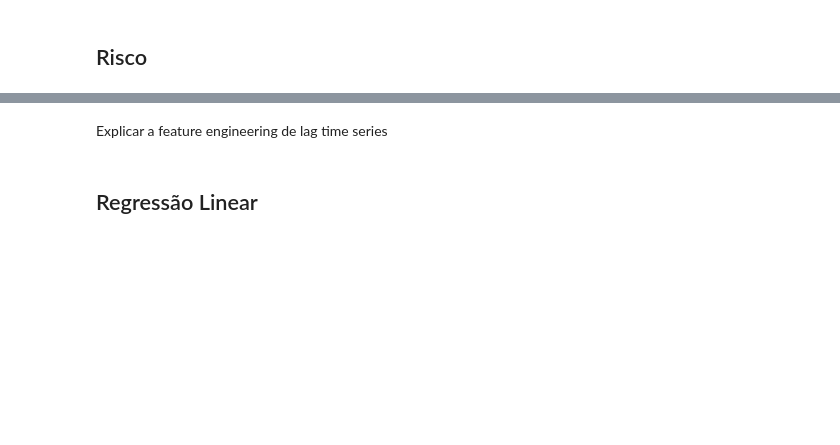
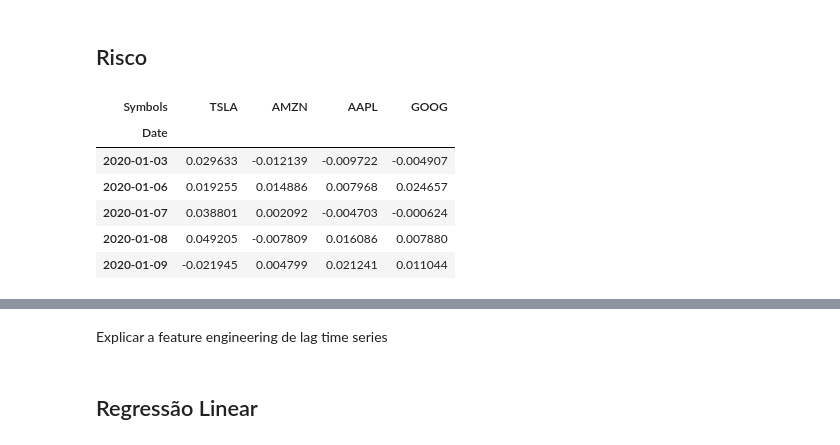
Before and after one commit to lucas-leme/quant-basics, a Jupyter notebook: quant-basics.ipynb, the cells around one changed output, grey strips where cells are left out. Saved outputs shown, nothing was run; the diff lists cells and outputs as text; code cells hidden in the pictures; blank space fills up the shorter version.

```diff
--- a/quant-basics.ipynb
+++ b/quant-basics.ipynb
@@ -247,2 +245,13 @@ ValueError: shapes (1083,5) and (4,) not aligned: 5 (dim 1) != 4 (dim 0)
 # %% [markdown]
 ## Risco
+# %%
+wallet_return2 = wallet_return.drop(['return'], axis=1).dropna()
+wallet_return2.head()
+# %% [output]
+| Symbols | TSLA | AMZN | AAPL | GOOG |
+| Date |  |  |  |  |
+| 2020-01-03 | 0.029633 | -0.012139 | -0.009722 | -0.004907 |
+| 2020-01-06 | 0.019255 | 0.014886 | 0.007968 | 0.024657 |
+| 2020-01-07 | 0.038801 | 0.002092 | -0.004703 | -0.000624 |
+| 2020-01-08 | 0.049205 | -0.007809 | 0.016086 | 0.007880 |
+| 2020-01-09 | -0.021945 | 0.004799 | 0.021241 | 0.011044 |
```
Also changed, not shown: parts of 10 cells of this notebook.
